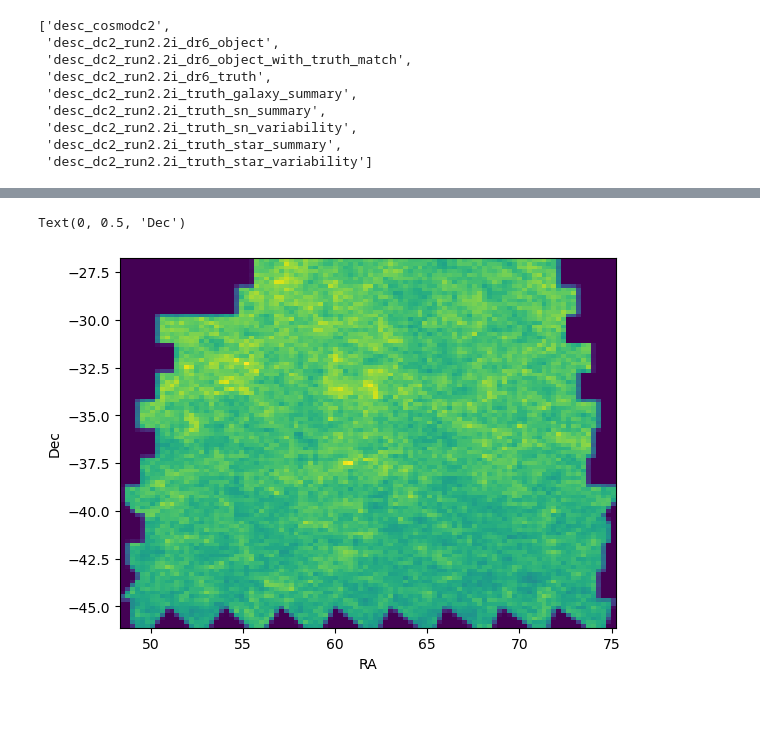
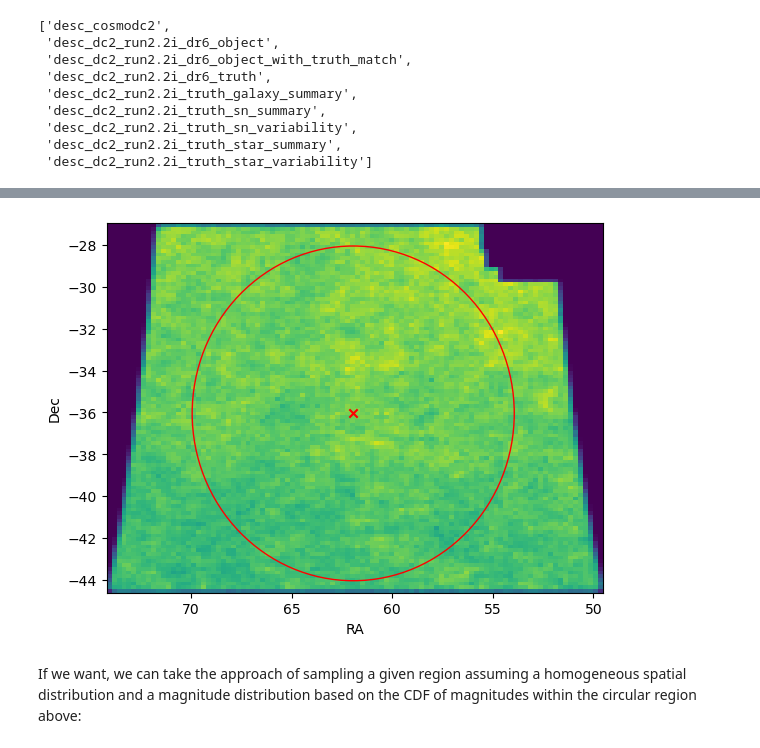
Before and after one commit to ktavangar/lsst_gc_streams, a Jupyter notebook: background.ipynb, the cells around one changed output, grey strips where cells are left out. Saved outputs shown, nothing was run; the diff lists cells and outputs as text; code cells hidden in the pictures; blank space fills up the shorter version.

Commit message:
update background galaxy plots

```diff
--- a/background.ipynb
+++ b/background.ipynb
@@ -35,4 +37,4 @@ GCRCatalogs.get_public_catalog_names()
  'desc_dc2_run2.2i_truth_star_summary',
  'desc_dc2_run2.2i_truth_star_variability']
 # %%
-truth_cat = GCRCatalogs.load_catalog("desc_dc2_run2.2i_dr6_truth")
+obj_cat = GCRCatalogs.load_catalog("desc_dc2_run2.2i_dr6_object")
@@ -39,4 +61,19 @@ truth_cat = GCRCatalogs.load_catalog("desc_dc2_run2.2i_dr6_truth")
 # %%
-## truth type == 1 corresponds to galaxies
-data =  truth_cat.get_quantities(quantities=['ra', 'dec', 'mag_g', 'mag_r'],
-                                     filters=[GCRQuery('truth_type == 1'), GCRQuery((np.isfinite, 'mag_g')), GCRQuery('mag_g < 26')])
+quantities = ['ra', 'dec', 'mag_g_cModel', 'mag_r_cModel', 'mag_i_cModel',
+              'mag_z_cModel']
+
+
+## extendedness == 1 corresponds to galaxies
+filters = [GCRQuery('extendedness == 1'),
+           GCRQuery((np.isfinite, 'mag_g_cModel')),
+           GCRQuery((np.isfinite, 'mag_r_cModel')),
+           GCRQuery((np.isfinite, 'mag_i_cModel')),
+           GCRQuery((np.isfinite, 'mag_z_cModel')),
+           GCRQuery('mag_g_cModel < 27'),
+           GCRQuery('mag_r_cModel < 27'),
+           GCRQuery('mag_i_cModel < 27'),
+           GCRQuery('mag_z_cModel < 27'), ## assign some magnitude cut to avoid very faint objects
+           GCRQuery('clean')]
+
+
+data =  obj_cat.get_quantities(quantities=quantities, filters=filters)
@@ -43,7 +88,17 @@ data =  truth_cat.get_quantities(quantities=['ra', 'dec', 'mag_g', 'mag_r'],
 # %%
 plt.hist2d(data['ra'], data['dec'], bins=100)
 plt.xlabel('RA')
 plt.ylabel('Dec')
+
+plt.scatter(np.median(data['ra']), np.median(data['dec']), color='red', marker='x')
+
+circle = Circle((np.median(data['ra']), np.median(data['dec'])), radius=8, edgecolor='red', facecolor='none')
+plt.gca().add_patch(circle)
+
+plt.gca().invert_xaxis()
+plt.show()
 # %% [output]
-Text(0, 0.5, 'Dec')
-[figure, old version]
+[figure, new version]
+# %% [markdown]
+If we want, we can take the approach of sampling a given region assuming a homogeneous spatial distribution and a magnitude
+distribution based on the CDF of magnitudes within the circular region above:
```
Also changed, not shown: parts of 8 cells of this notebook.
